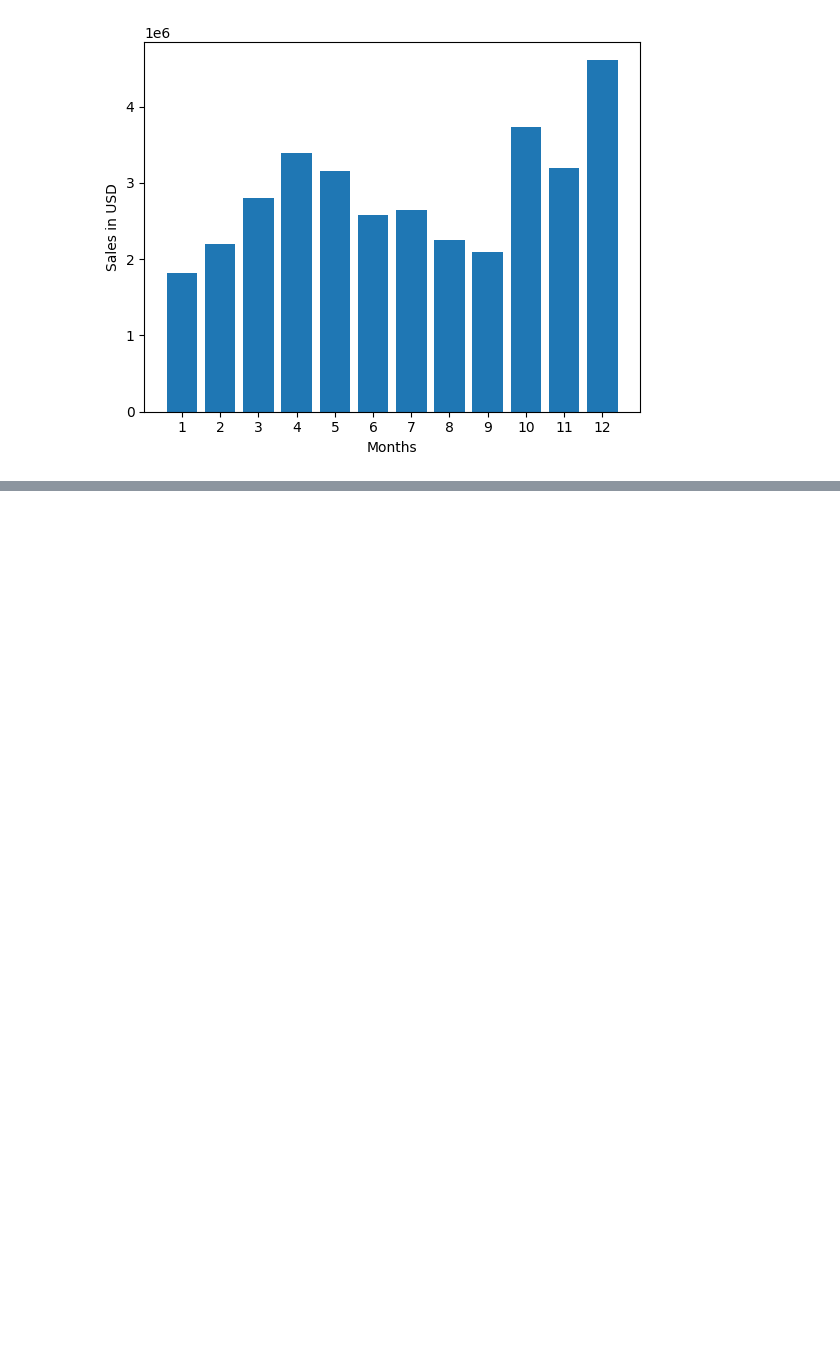
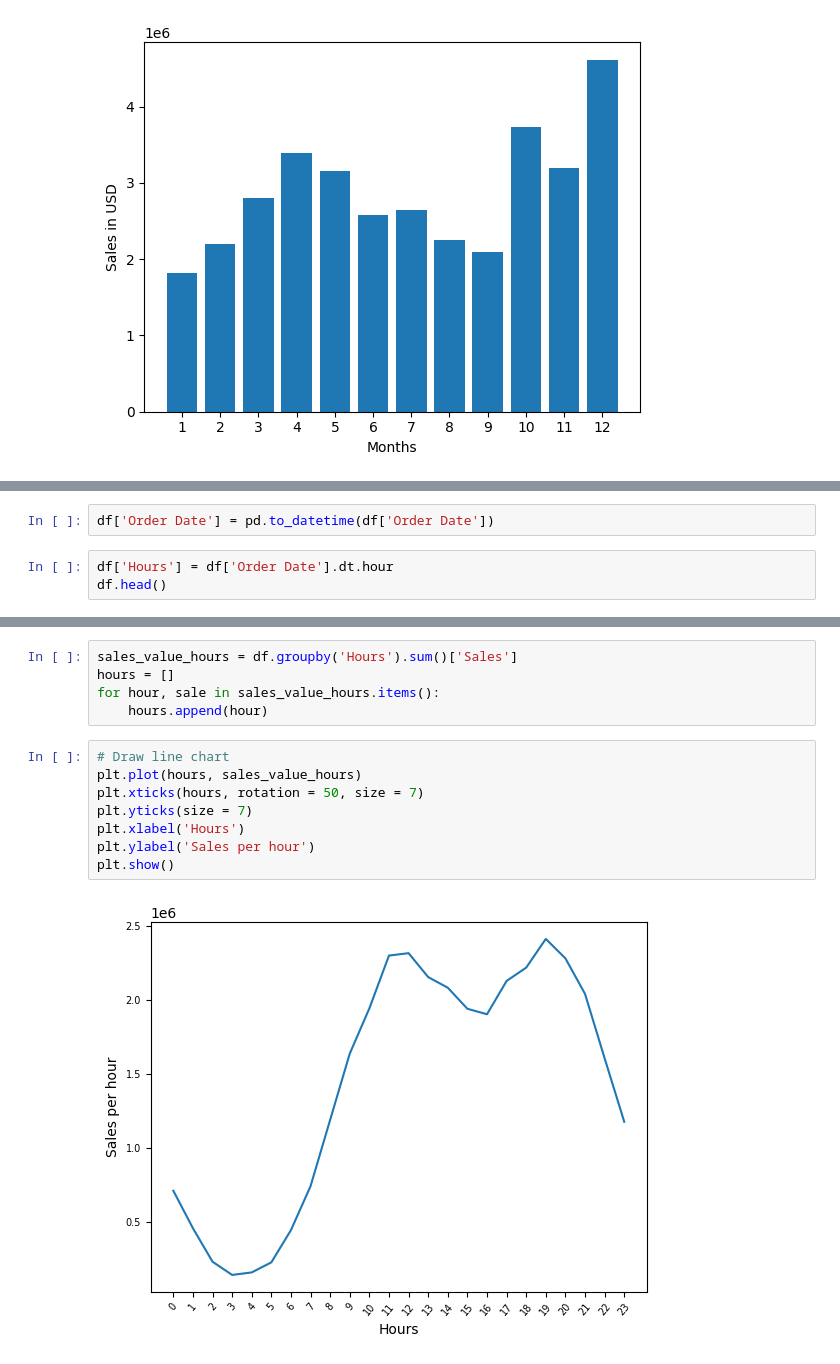
Before and after one commit to ndnam0409/Sales-Reporting, a Jupyter notebook: report.ipynb, the cells around one changed output, grey strips where cells are left out. Cells and saved outputs as stored; diff of their text form; blank space fills up the shorter version.

```diff
--- a/report.ipynb
+++ b/report.ipynb
@@ -184,0 +272,5 @@ plt.show()
+# %%
+df['Order Date'] = pd.to_datetime(df['Order Date'])
+# %%
+df['Hours'] = df['Order Date'].dt.hour
+df.head()
@@ -184,0 +284,15 @@ plt.show()
+# %%
+sales_value_hours = df.groupby('Hours').sum()['Sales']
+hours = []
+for hour, sale in sales_value_hours.items():
+    hours.append(hour)
+# %%
+# Draw line chart
+plt.plot(hours, sales_value_hours)
+plt.xticks(hours, rotation = 50, size = 7)
+plt.yticks(size = 7)
+plt.xlabel('Hours')
+plt.ylabel('Sales per hour')
+plt.show()
+# %% [output]
+[figure, added]
```
Also changed, not shown: parts of 16 cells of this notebook.
